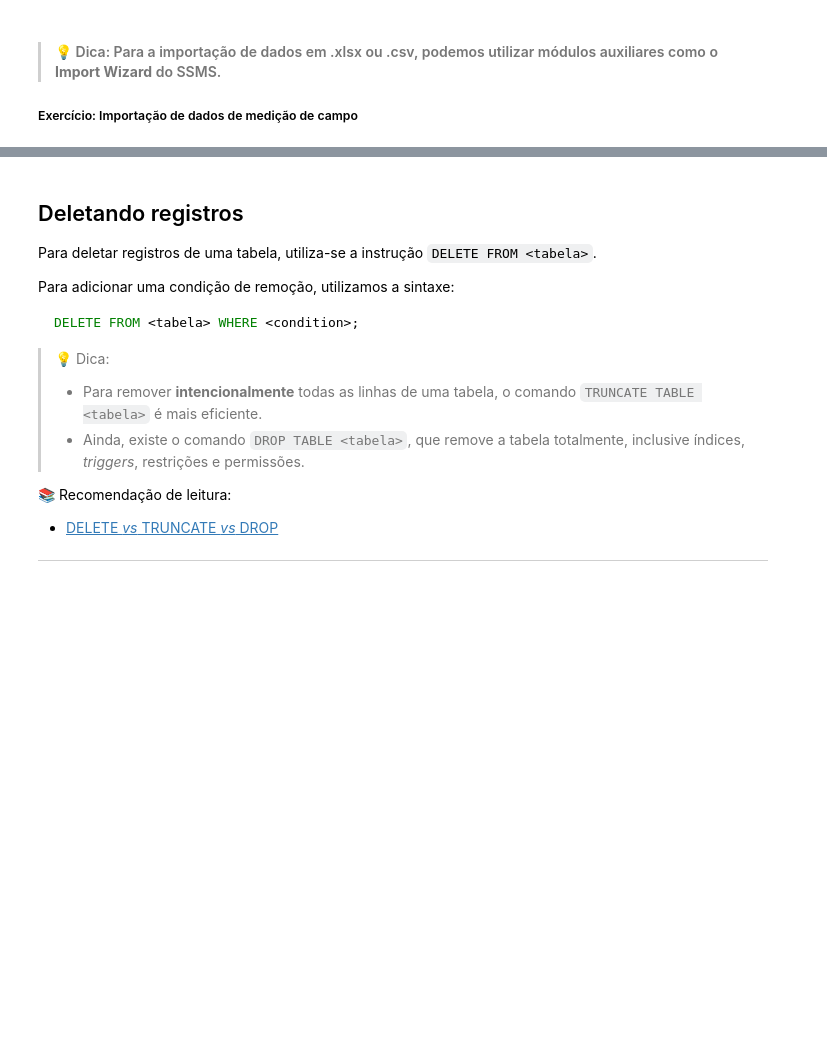
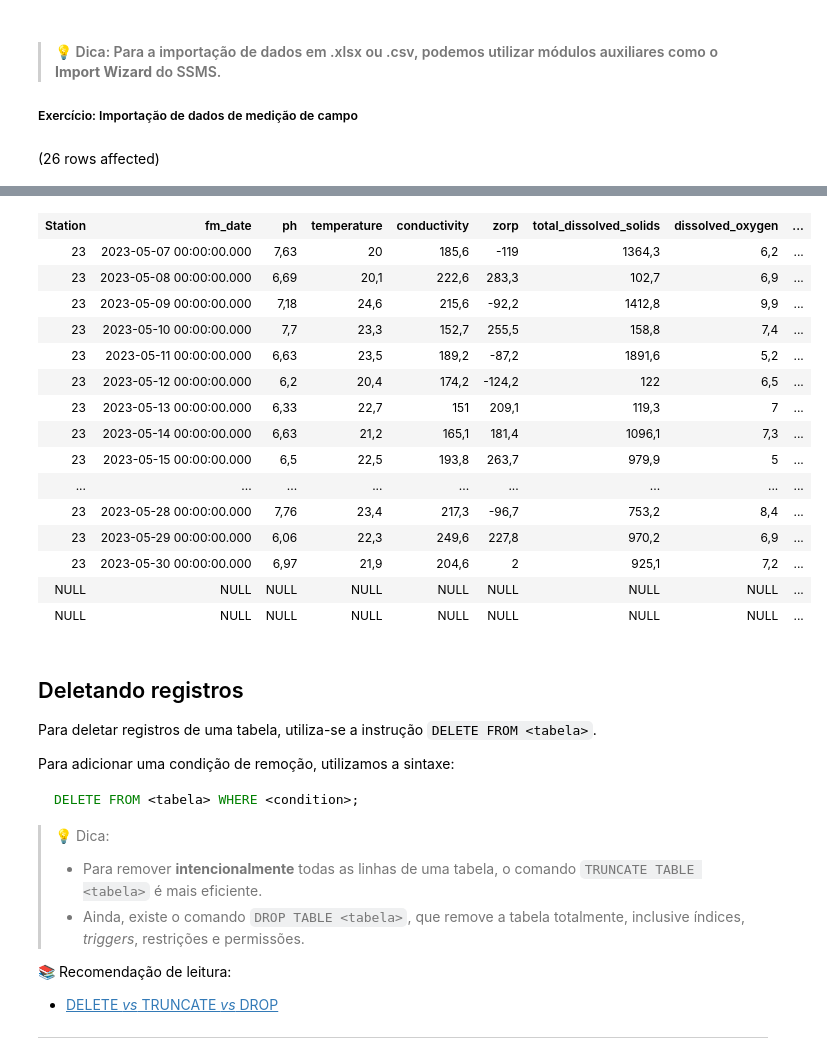
Before and after one commit to Waterservicestech/treinamento-sql-digital, a Jupyter notebook: notebooks/Aula03_TecnicasAvancadas.ipynb, the cells around one changed output, grey strips where cells are left out. Cells and saved outputs as stored; diff of their text form; code cells hidden in the pictures; blank space fills up the shorter version.

```diff
--- a/notebooks/Aula03_TecnicasAvancadas.ipynb
+++ b/notebooks/Aula03_TecnicasAvancadas.ipynb
@@ -96,3 +124,7 @@ VALUES
 > #### 💡 Dica: Para a importação de dados em .xlsx ou .csv, podemos utilizar módulos auxiliares como o **Import Wizard** do SSMS.
 
 ##### Exercício: Importação de dados de medição de campo
+# %%
+SELECT * FROM field_measurements$
+# %% [output]
+(26 rows affected)
@@ -99,3 +132,19 @@ VALUES
+| Station | fm_date | ph | temperature | conductivity | zorp | total_dissolved_solids | dissolved_oxygen | ... |
+| 23 | 2023-05-07 00:00:00.000 | 7,63 | 20 | 185,6 | -119 | 1364,3 | 6,2 | ... |
+| 23 | 2023-05-08 00:00:00.000 | 6,69 | 20,1 | 222,6 | 283,3 | 102,7 | 6,9 | ... |
+| 23 | 2023-05-09 00:00:00.000 | 7,18 | 24,6 | 215,6 | -92,2 | 1412,8 | 9,9 | ... |
+| 23 | 2023-05-10 00:00:00.000 | 7,7 | 23,3 | 152,7 | 255,5 | 158,8 | 7,4 | ... |
+| 23 | 2023-05-11 00:00:00.000 | 6,63 | 23,5 | 189,2 | -87,2 | 1891,6 | 5,2 | ... |
+| 23 | 2023-05-12 00:00:00.000 | 6,2 | 20,4 | 174,2 | -124,2 | 122 | 6,5 | ... |
+| 23 | 2023-05-13 00:00:00.000 | 6,33 | 22,7 | 151 | 209,1 | 119,3 | 7 | ... |
+| 23 | 2023-05-14 00:00:00.000 | 6,63 | 21,2 | 165,1 | 181,4 | 1096,1 | 7,3 | ... |
+| 23 | 2023-05-15 00:00:00.000 | 6,5 | 22,5 | 193,8 | 263,7 | 979,9 | 5 | ... |
+| ... | ... | ... | ... | ... | ... | ... | ... | ... |
+| 23 | 2023-05-28 00:00:00.000 | 7,76 | 23,4 | 217,3 | -96,7 | 753,2 | 8,4 | ... |
+| 23 | 2023-05-29 00:00:00.000 | 6,06 | 22,3 | 249,6 | 227,8 | 970,2 | 6,9 | ... |
+| 23 | 2023-05-30 00:00:00.000 | 6,97 | 21,9 | 204,6 | 2 | 925,1 | 7,2 | ... |
+| NULL | NULL | NULL | NULL | NULL | NULL | NULL | NULL | ... |
+| NULL | NULL | NULL | NULL | NULL | NULL | NULL | NULL | ... |
 # %% [markdown]
 ## Deletando registros
 
```
Also changed, not shown: parts of 20 cells of this notebook, 12 other files.
